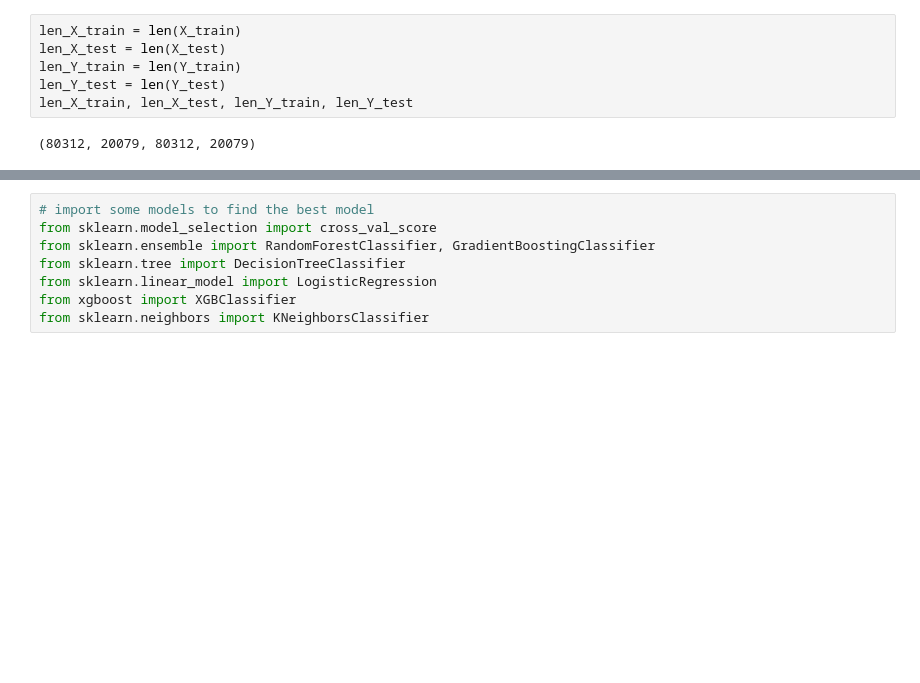
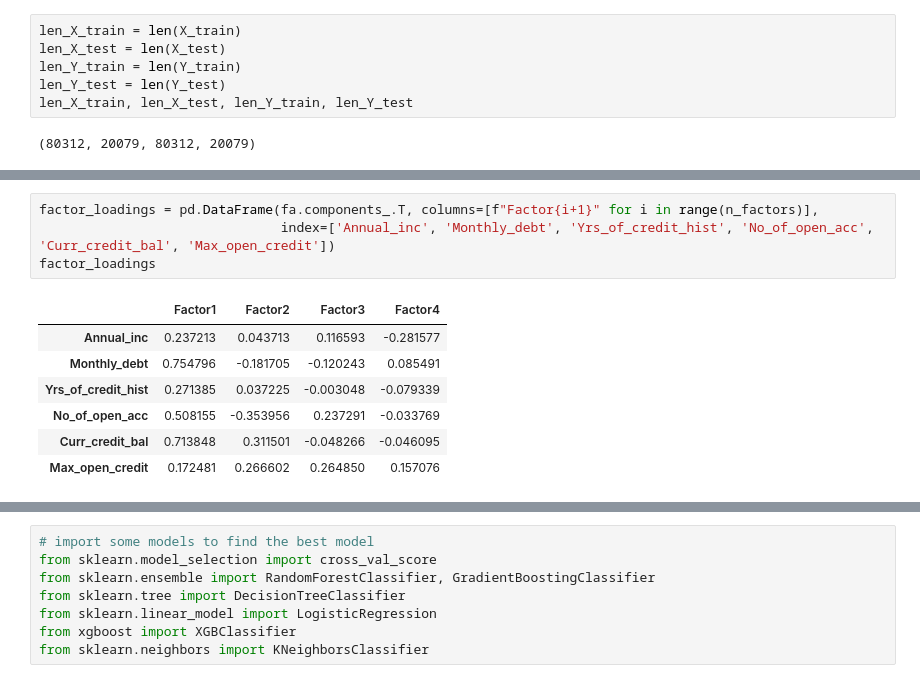
Before and after one commit to pratyush770/Bank_Loan_Eligibility_Predictor, a Jupyter notebook: model/Loan Eligibility Predictor.ipynb, the cells around one changed output, grey strips where cells are left out. Drawn from its saved outputs; the diff is of its cells as text; blank space fills up the shorter version.

```diff
--- a/model/Loan Eligibility Predictor.ipynb
+++ b/model/Loan Eligibility Predictor.ipynb
@@ -377,0 +386,12 @@ len_X_train, len_X_test, len_Y_train, len_Y_test
+# %%
+factor_loadings = pd.DataFrame(fa.components_.T, columns=[f"Factor{i+1}" for i in range(n_factors)],
+                               index=['Annual_inc', 'Monthly_debt', 'Yrs_of_credit_hist', 'No_of_open_acc', 'Curr_credit_bal', 'Max_open_credit'])
+factor_loadings
+# %% [output]
+|  | Factor1 | Factor2 | Factor3 | Factor4 |
+| Annual_inc | 0.237213 | 0.043713 | 0.116593 | -0.281577 |
+| Monthly_debt | 0.754796 | -0.181705 | -0.120243 | 0.085491 |
+| Yrs_of_credit_hist | 0.271385 | 0.037225 | -0.003048 | -0.079339 |
+| No_of_open_acc | 0.508155 | -0.353956 | 0.237291 | -0.033769 |
+| Curr_credit_bal | 0.713848 | 0.311501 | -0.048266 | -0.046095 |
+| Max_open_credit | 0.172481 | 0.266602 | 0.264850 | 0.157076 |
```
Also changed, not shown: parts of 14 cells of this notebook, 1 other file.
